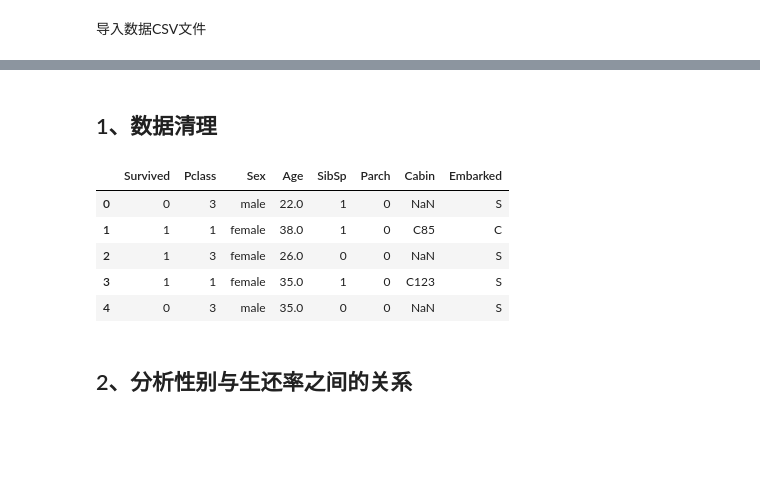
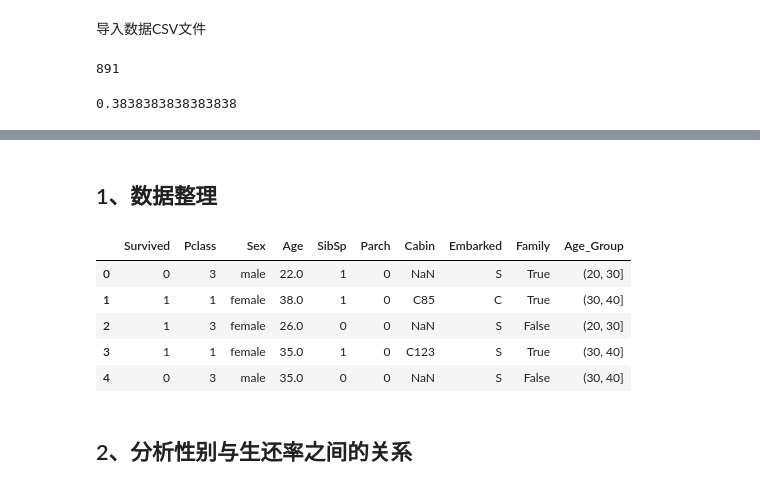
Before and after one commit to Srun01/Titanic_Analyze, a Jupyter notebook: titanic.ipynb, the cells around one changed output, grey strips where cells are left out. Drawn from its saved outputs; the diff is of its cells as text; code cells hidden in the pictures; blank space fills up the shorter version.

```diff
--- a/titanic.ipynb
+++ b/titanic.ipynb
@@ -13,6 +31,16 @@ sns.set_style('whitegrid')
 导入数据CSV文件
 # %%
 data = pd.read_csv("titanic-data.csv")
+# %%
+# 显示样本容量
+len(data)
+# %% [output]
+891
+# %%
+#总体生还率
+data["Survived"].mean()
+# %% [output]
+0.3838383838383838
 # %%
 #展示数据格式
 
@@ -25,20 +53,30 @@ data.head()
 | 3 | 4 | 1 | 1 | Futrelle, Mrs. Jacques Heath (Lil... | female | 35.0 | 1 | 0 | 113803 | 53.1000 | ... |
 | 4 | 5 | 0 | 3 | Allen, Mr. William Henry | male | 35.0 | 0 | 0 | 373450 | 8.0500 | ... |
 # %% [markdown]
-## 1、数据清理
+## 1、数据整理
 # %%
 #PassengerId、Name、Ticket、Fare 几个字段在分析中不会用到，做删除处理
 #参考了 http://sofasofa.io/forum_main_post.php?postid=1000448
 data = data.drop(["PassengerId", "Name", "Ticket", "Fare"], axis=1)
 
+
+#以 SibSp 和 Parch 来判断是否有家庭，有一个为真，则为有家庭存在
+def is_family(row):
+    return (row["SibSp"] > 0) ^ (row["Parch"] > 0)
+
+
+#按年龄进行分组
+data["Family"] = data.apply(is_family, axis=1)
+data["Age_Group"] = pd.cut(data["Age"], np.arange(0, 90, 10))
+
 data.head()
 # %% [output]
-|  | Survived | Pclass | Sex | Age | SibSp | Parch | Cabin | Embarked |
-| 0 | 0 | 3 | male | 22.0 | 1 | 0 | NaN | S |
-| 1 | 1 | 1 | female | 38.0 | 1 | 0 | C85 | C |
-| 2 | 1 | 3 | female | 26.0 | 0 | 0 | NaN | S |
-| 3 | 1 | 1 | female | 35.0 | 1 | 0 | C123 | S |
-| 4 | 0 | 3 | male | 35.0 | 0 | 0 | NaN | S |
+|  | Survived | Pclass | Sex | Age | SibSp | Parch | Cabin | Embarked | Family | Age_Group |
+| 0 | 0 | 3 | male | 22.0 | 1 | 0 | NaN | S | True | (20, 30] |
+| 1 | 1 | 1 | female | 38.0 | 1 | 0 | C85 | C | True | (30, 40] |
+| 2 | 1 | 3 | female | 26.0 | 0 | 0 | NaN | S | False | (20, 30] |
+| 3 | 1 | 1 | female | 35.0 | 1 | 0 | C123 | S | True | (30, 40] |
+| 4 | 0 | 3 | male | 35.0 | 0 | 0 | NaN | S | False | (30, 40] |
 # %% [markdown]
 ## 2、分析性别与生还率之间的关系
 # %%
```
Also changed, not shown: parts of 17 cells of this notebook, 1 other file.
